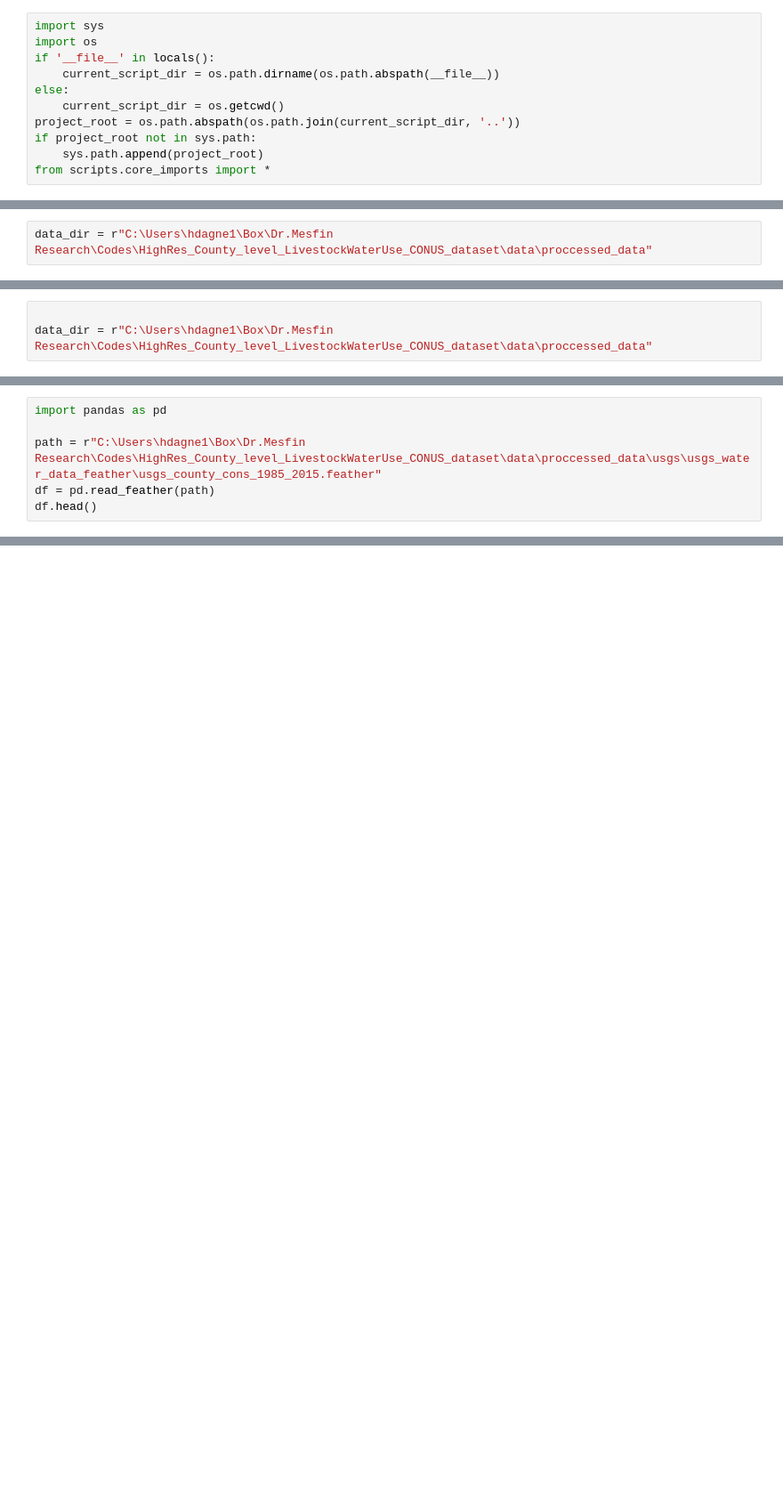
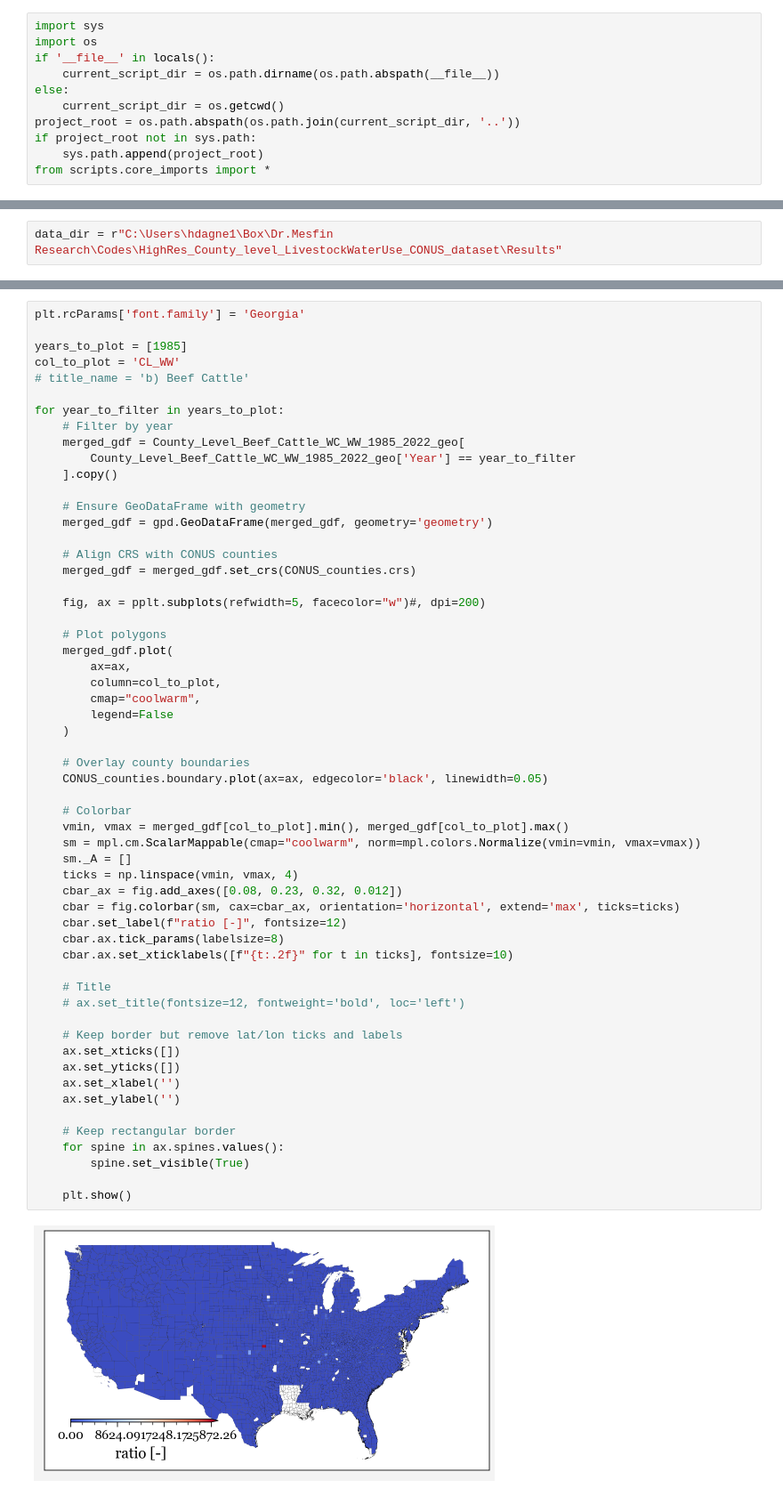
Before and after one commit to Habte1345/HighRes_County_level_LivestockWaterUse_CONUS_dataset, a Jupyter notebook: Notebooks/debug.ipynb, the cells around one changed output, grey strips where cells are left out. Shown: that part at 89% size. Saved outputs shown, nothing was run; the diff lists cells and outputs as text; blank space fills up the shorter version.

```diff
--- a/Notebooks/debug.ipynb
+++ b/Notebooks/debug.ipynb
@@ -14,2 +17,2 @@ from scripts.core_imports import *
 # %%
-data_dir = r"C:\Users\hdagne1\Box\Dr.Mesfin Research\Codes\HighRes_County_level_LivestockWaterUse_CONUS_dataset\data\proccessed_data"
+data_dir = r"C:\Users\hdagne1\Box\Dr.Mesfin Research\Codes\HighRes_County_level_LivestockWaterUse_CONUS_dataset\Results"
@@ -34,3 +18,0 @@ Annual_Climate_factors_County_Data_and_Ratios_1960_2022
-# %%
-
-data_dir = r"C:\Users\hdagne1\Box\Dr.Mesfin Research\Codes\HighRes_County_level_LivestockWaterUse_CONUS_dataset\data\proccessed_data"
@@ -57,6 +18,0 @@ usgs_county_cons_ratio_1985_2015
-# %%
-import pandas as pd
-
-path = r"C:\Users\hdagne1\Box\Dr.Mesfin Research\Codes\HighRes_County_level_LivestockWaterUse_CONUS_dataset\data\proccessed_data\usgs\usgs_water_data_feather\usgs_county_cons_1985_2015.feather"
-df = pd.read_feather(path)
-df.head()
@@ -542,0 +84,59 @@ usgs_1950_1980_state_consumption_ratio
+# %%
+plt.rcParams['font.family'] = 'Georgia'
+
+years_to_plot = [1985]
+col_to_plot = 'CL_WW'
+# title_name = 'b) Beef Cattle'
+
+for year_to_filter in years_to_plot:
+    # Filter by year
+    merged_gdf = County_Level_Beef_Cattle_WC_WW_1985_2022_geo[
+        County_Level_Beef_Cattle_WC_WW_1985_2022_geo['Year'] == year_to_filter
+    ].copy()
+
+    # Ensure GeoDataFrame with geometry
+    merged_gdf = gpd.GeoDataFrame(merged_gdf, geometry='geometry')
+
+    # Align CRS with CONUS counties
+    merged_gdf = merged_gdf.set_crs(CONUS_counties.crs)
+
+    fig, ax = pplt.subplots(refwidth=5, facecolor="w")#, dpi=200)
+
+    # Plot polygons
+    merged_gdf.plot(
+        ax=ax,
+        column=col_to_plot,
+        cmap="coolwarm",
+        legend=False
+    )
+
+    # Overlay county boundaries
+    CONUS_counties.boundary.plot(ax=ax, edgecolor='black', linewidth=0.05)
+
+    # Colorbar
+    vmin, vmax = merged_gdf[col_to_plot].min(), merged_gdf[col_to_plot].max()
+    sm = mpl.cm.ScalarMappable(cmap="coolwarm", norm=mpl.colors.Normalize(vmin=vmin, vmax=vmax))
+    sm._A = []
+    ticks = np.linspace(vmin, vmax, 4)
+    cbar_ax = fig.add_axes([0.08, 0.23, 0.32, 0.012])
+    cbar = fig.colorbar(sm, cax=cbar_ax, orientation='horizontal', extend='max', ticks=ticks)
+    cbar.set_label(f"ratio [-]", fontsize=12)
+    cbar.ax.tick_params(labelsize=8)
+    cbar.ax.set_xticklabels([f"{t:.2f}" for t in ticks], fontsize=10)
+
+    # Title
+    # ax.set_title(fontsize=12, fontweight='bold', loc='left')
+
+    # Keep border but remove lat/lon ticks and labels
+    ax.set_xticks([])
+    ax.set_yticks([])
+    ax.set_xlabel('')
+    ax.set_ylabel('')
+
+    # Keep rectangular border
+    for spine in ax.spines.values():
+        spine.set_visible(True)
+
+    plt.show()
+# %% [output]
+[figure, added]
```
Also changed, not shown: parts of 31 cells of this notebook, 57 other files.
